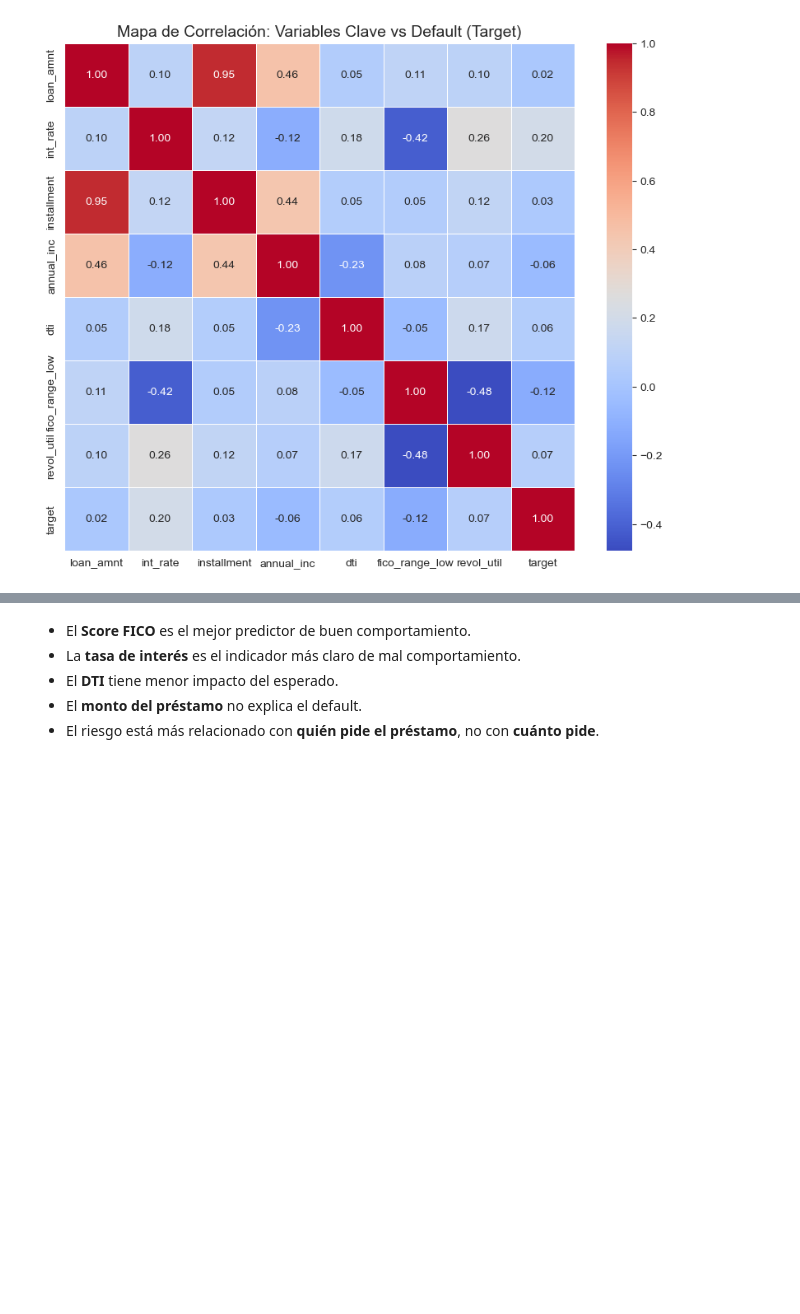
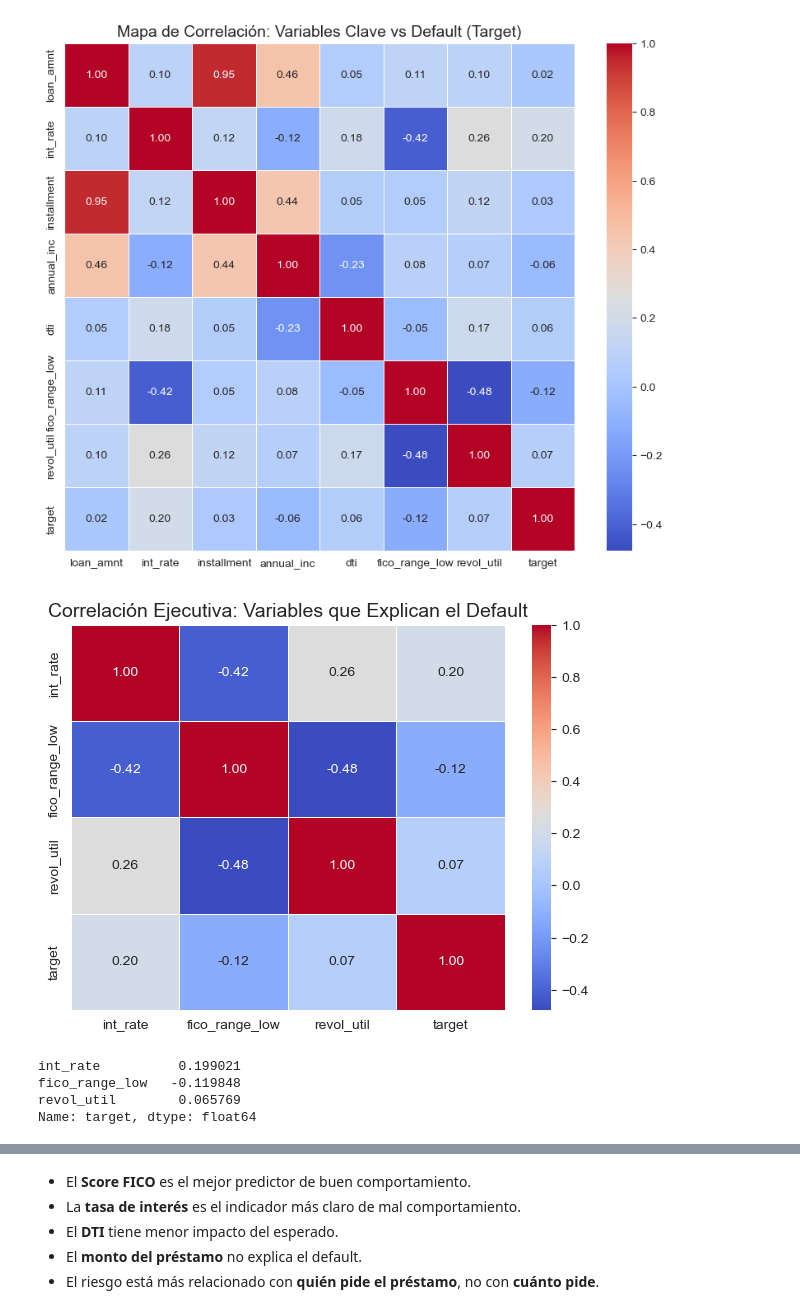
Before and after one commit to arturotowers/Proyecto_Lab_Indicadores, a Jupyter notebook: Notebook/Proyecto_LendingClub.ipynb, the cells around one changed output, grey strips where cells are left out. Cells and saved outputs as stored; diff of their text form; code cells hidden in the pictures; blank space fills up the shorter version.

```diff
--- a/Notebook/Proyecto_LendingClub.ipynb
+++ b/Notebook/Proyecto_LendingClub.ipynb
@@ -1070,3 +1064,29 @@ plt.title('Mapa de Correlación: Variables Clave vs Default (Target)', fontsize=
 plt.show()
 # %% [output]
 [figure]
+# %%
+relevant_cols = ['int_rate', 'fico_range_low', 'revol_util', 'target']
+
+plt.figure(figsize=(7, 5))
+corr_matrix_reduced = df_accepted[relevant_cols].corr()
+
+sns.heatmap(
+    corr_matrix_reduced,
+    annot=True,
+    cmap='coolwarm',
+    fmt=".2f",
+    linewidths=0.5
+)
+
+plt.title('Correlación Ejecutiva: Variables que Explican el Default', fontsize=14)
+plt.show()
+# %% [output]
+[figure, added]
+# %%
+corr_target = corr_matrix_reduced['target'].drop('target')
+corr_target
+# %% [output]
+int_rate          0.199021
+fico_range_low   -0.119848
+revol_util        0.065769
+Name: target, dtype: float64
```
Also changed, not shown: parts of 6 cells of this notebook.
